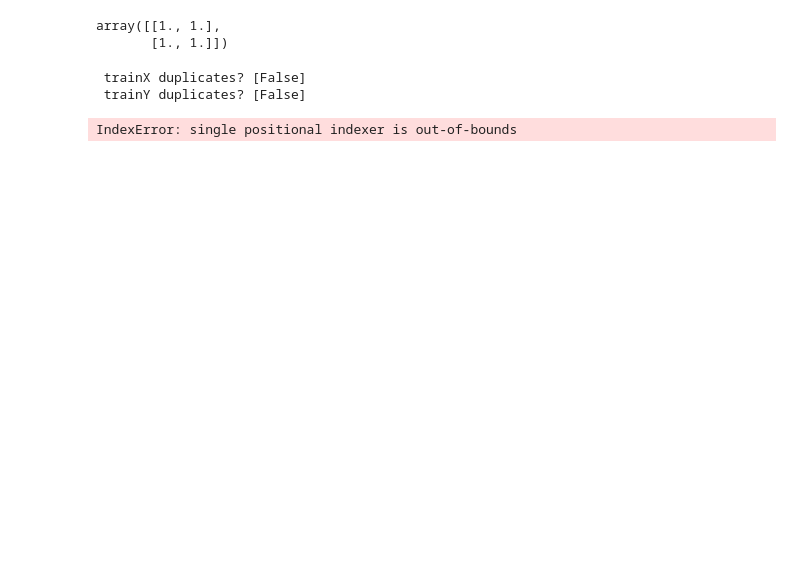
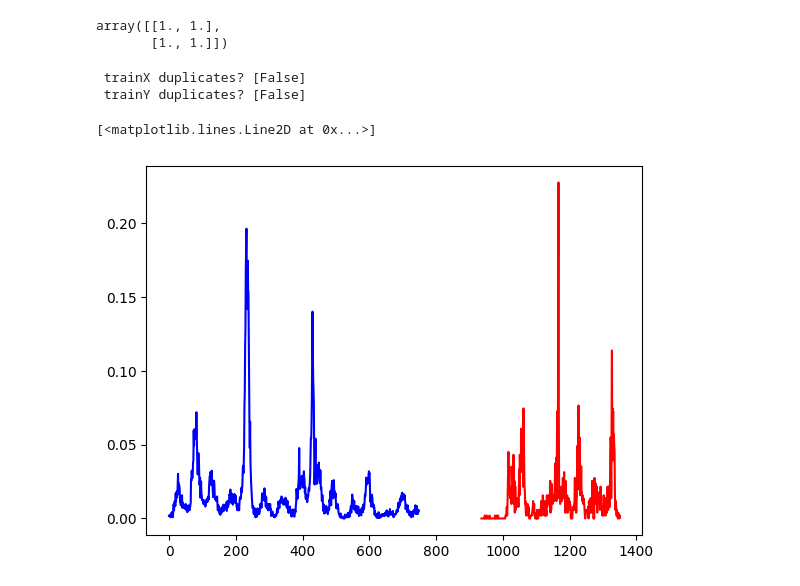
Before and after one commit to m41w4r3exe/dengai-undisease, a Jupyter notebook: Baseline_model_jean.ipynb, the cells around one changed output. Cells and saved outputs as stored; diff of their text form; code cells hidden in the pictures; blank space fills up the shorter version.

```diff
--- a/Baseline_model_jean.ipynb
+++ b/Baseline_model_jean.ipynb
@@ -35,10 +50,16 @@ print(f' trainY duplicates? {trainY.duplicated().unique()}')
 # %% [output]
  trainX duplicates? [False]
  trainY duplicates? [False]
-# %%
-target = trainY.iloc[:,4]
-# %% [output]
-IndexError: single positional indexer is out-of-bounds
+# %%
+import matplotlib.pyplot as plt
+plt.plot(sj_trainY.iloc[:,3]/2350, color='blue')
+plt.plot(iq_trainY.iloc[:,3]/510, color='red')
+# plt.legend()
+# plt.plot(sj_trainY.iloc[:,3], color='blue')
+# plt.plot(iq_trainY.iloc[:,3], color='red')
+# %% [output]
+[<matplotlib.lines.Line2D at 0x...>]
+[figure, added]
 # %%
 trainX.describe().T
 # %% [output]
```
Also changed, not shown: parts of 12 cells of this notebook.
